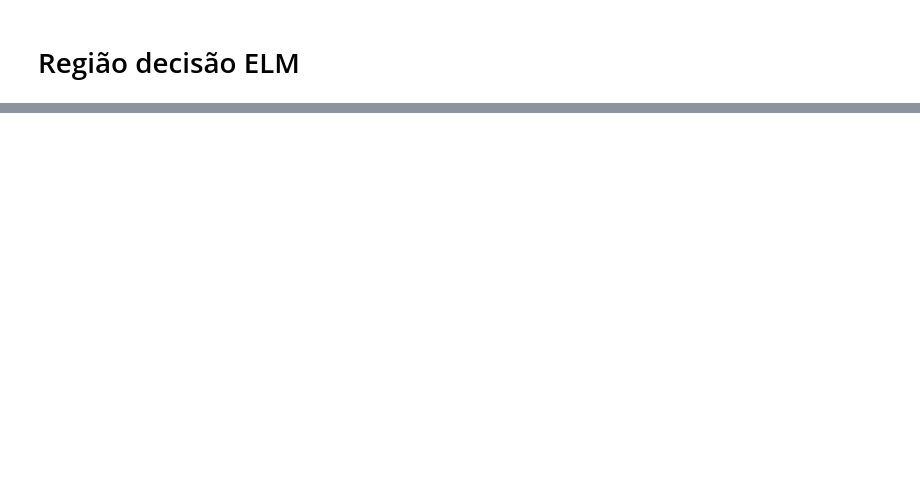
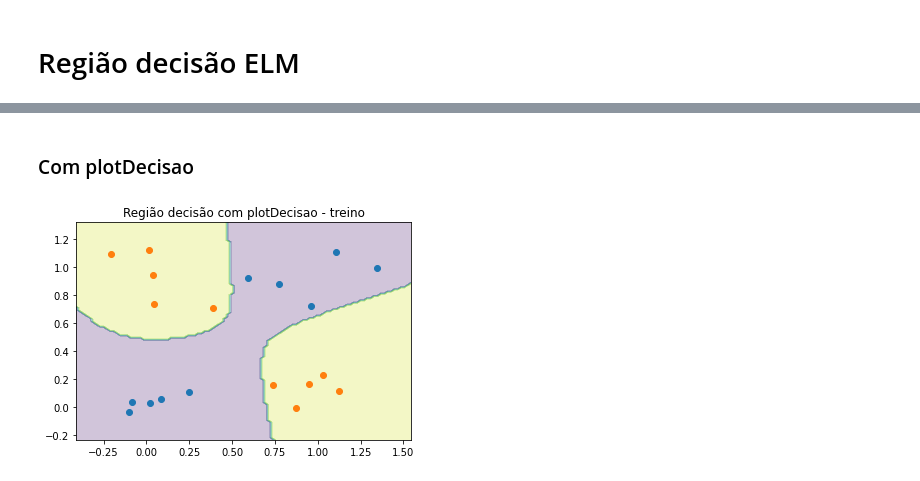
Before and after one commit to rodseidel/mpca, a Jupyter notebook: Redes_Neurais/RENEAR_atividade03_regiao_decisao_elm.ipynb, the cells around one changed output, grey strips where cells are left out. Saved outputs shown, nothing was run; the diff lists cells and outputs as text; code cells hidden in the pictures; blank space fills up the shorter version.

```diff
--- a/Redes_Neurais/RENEAR_atividade03_regiao_decisao_elm.ipynb
+++ b/Redes_Neurais/RENEAR_atividade03_regiao_decisao_elm.ipynb
@@ -146,3 +147,17 @@ print(sum(yte == ypredte)/len(yte))
 # %% [markdown]
 # Região decisão ELM
+# %%
+def plotDecisao(modelo, X, y, titulo):
+    modelo.fit(X, y)
+    x0s = np.linspace(np.min(X[:,0])-0.2, np.max(X[:,0])+0.2, 100)
+    x1s = np.linspace(np.min(X[:,1])-0.2, np.max(X[:,1])+0.2, 100)
+    x0, x1 = np.meshgrid(x0s, x1s)
+    Xdec = np.c_[x0.ravel(), x1.ravel()]
+    ypred = modelo.predict(Xdec)
+    plt.title(titulo)
+    plt.contourf(x0, x1, ypred.reshape(x0.shape), alpha=0.25)
+    for k in set(y):
+        plt.plot(X[:,0][y==k], X[:,1][y==k], 'o', label=f"{list(set(y))[k]} [{k}]")
+
+    plt.show()
 # %% [markdown]
@@ -168,0 +184,6 @@ Requirement already satisfied: six>=1.5 in /home/rodrigo/.local/lib/python3.8/si
+# %% [markdown]
+### Com plotDecisao
+# %%
+plotDecisao(elm, X, ypred,"Região decisão com plotDecisao - treino")
+# %% [output]
+[figure, added]
```
Also changed, not shown: parts of 12 cells of this notebook.
